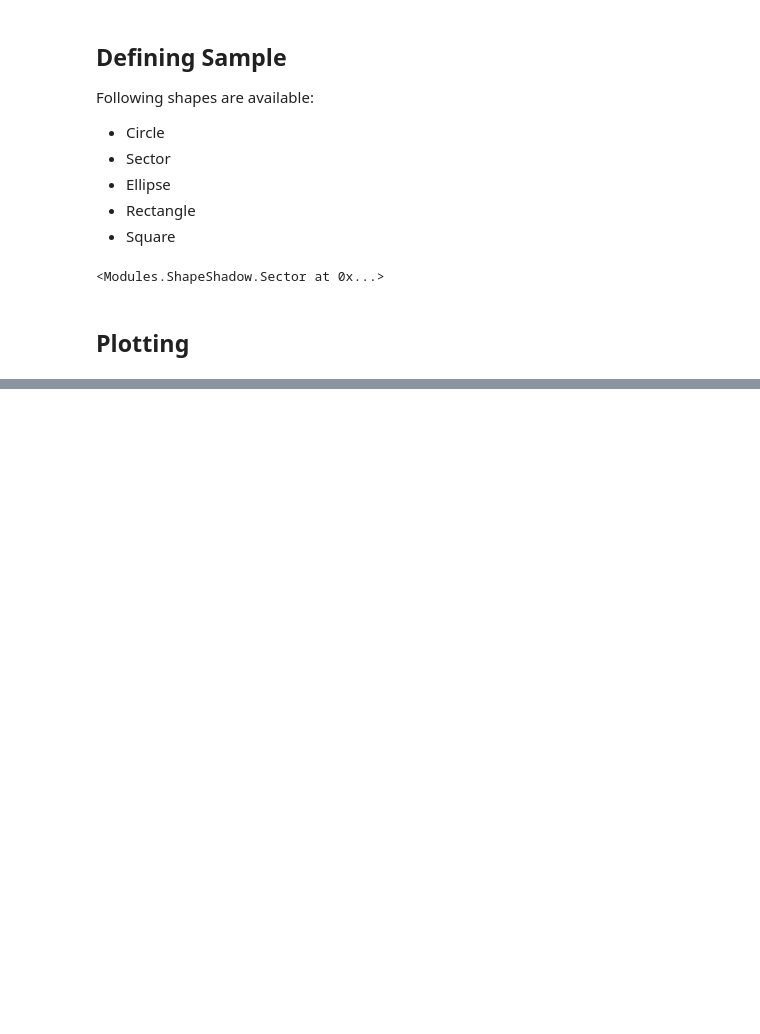
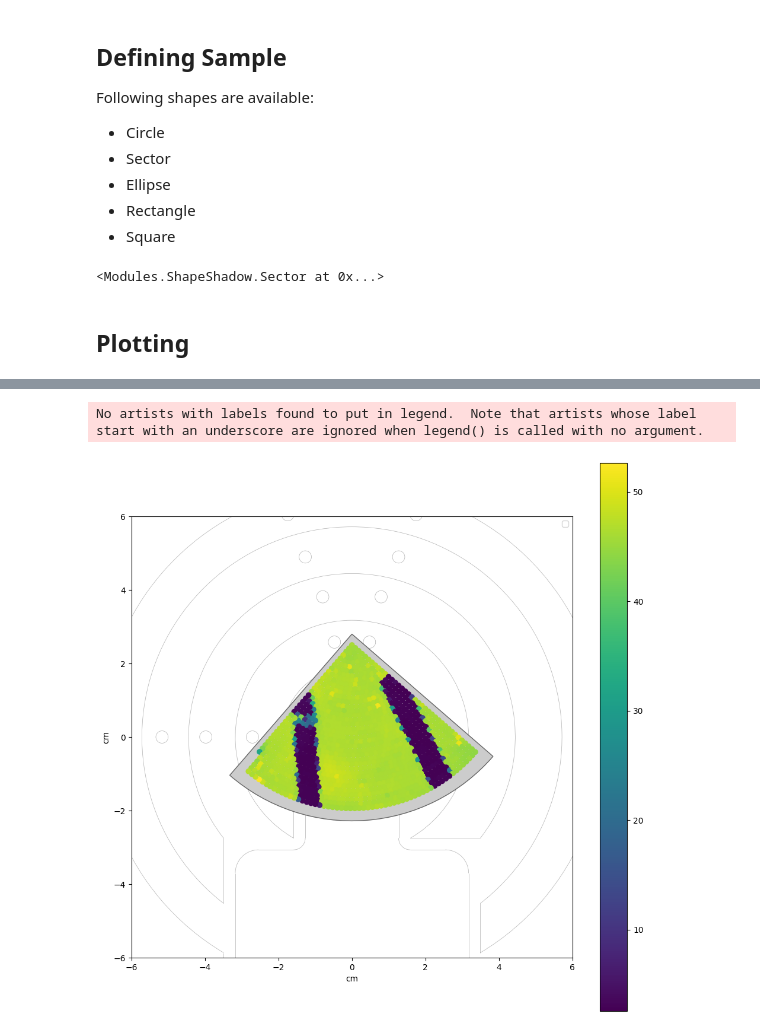
Before and after one commit to brown89/Callipso, a Jupyter notebook: UserGuide.ipynb, the cells around one changed output, grey strips where cells are left out. Saved outputs shown, nothing was run; the diff lists cells and outputs as text; code cells hidden in the pictures; blank space fills up the shorter version.

```diff
--- a/UserGuide.ipynb
+++ b/UserGuide.ipynb
@@ -97,0 +99,29 @@ No artists with labels found to put in legend.  Note that artists whose label st
+# %%
+fig, ax = plt.subplots(figsize=(12, 12))
+
+# Plot stage outline
+DXF.plot(STAGE_FILE, ax, **Temp.STAGE)
+
+# Plot sample outline
+sample.plot(ax)
+
+# Plot spots on sample
+xy = sc.map_pattern.xy_instrument()
+scatter = ax.scatter(xy[0, :], xy[1, :], c=jaw['thickness_nm'], zorder=10)
+
+
+ax.set_xlabel('cm')
+ax.set_ylabel('cm')
+
+ax.set_xlim((-6, 6))
+ax.set_ylim((-6, 6))
+
+ax.set_aspect("equal")
+
+plt.colorbar(scatter)
+
+plt.legend()
+plt.show()
+# %% [output]
+No artists with labels found to put in legend.  Note that artists whose label start with an underscore are ignored when legend() is called with no argument.
+[figure, added]
```
Also changed, not shown: parts of 3 cells of this notebook, 2 other files.
